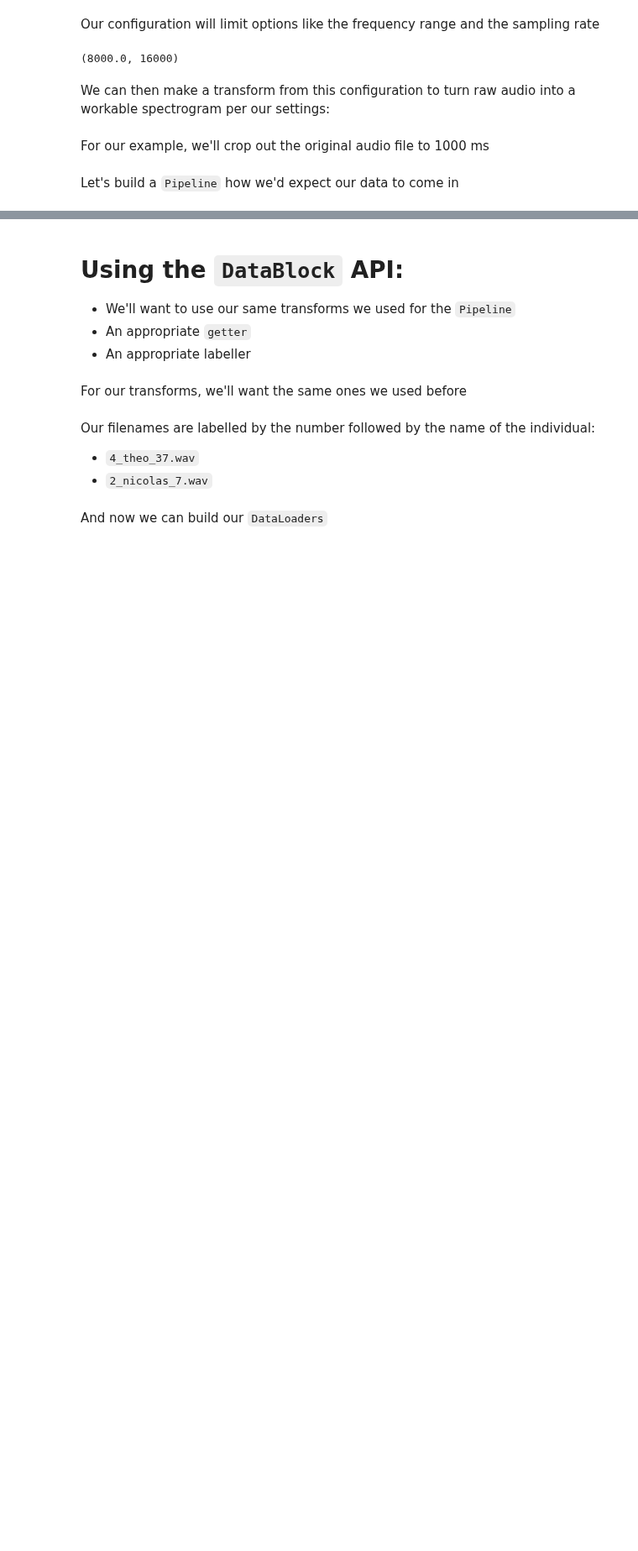
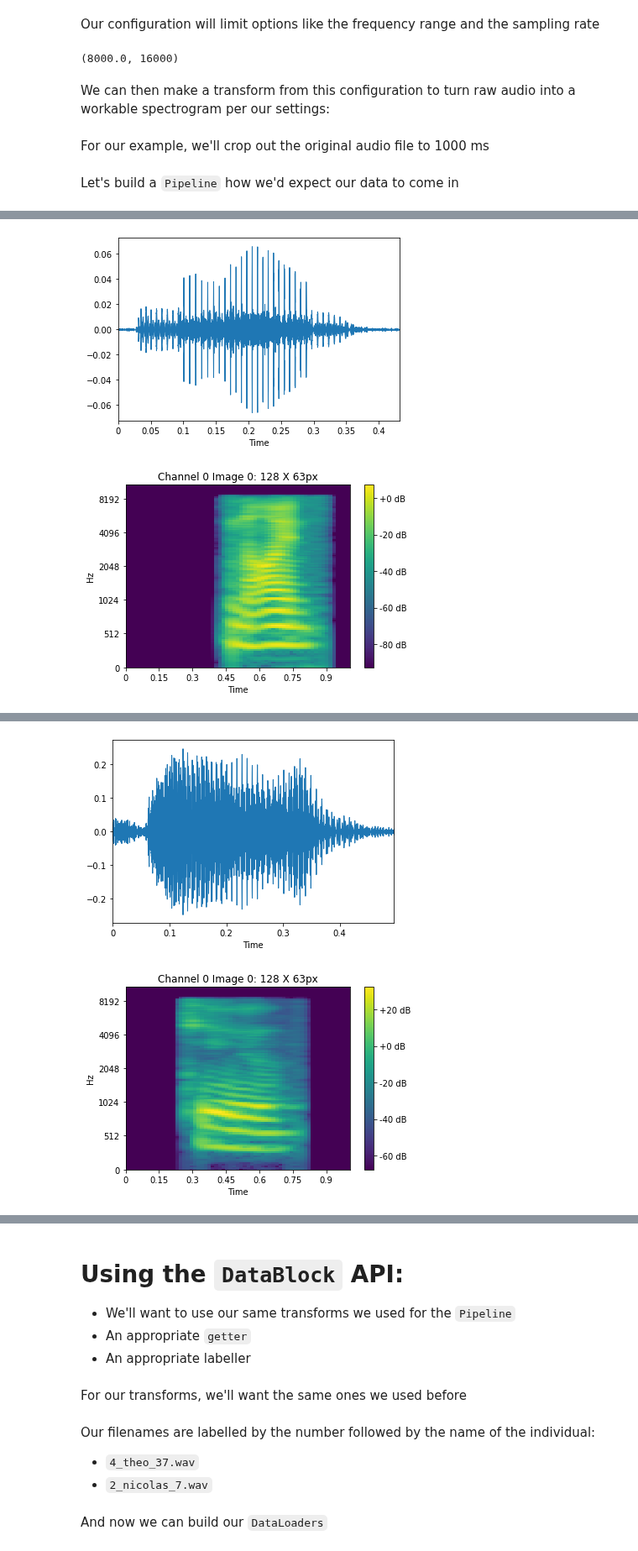
Before and after one commit to muellerzr/Practical-Deep-Learning-for-Coders-2.0, a Jupyter notebook: Computer Vision/07_Audio.ipynb, the cells around one changed output, grey strips where cells are left out. Shown at 84% size. Drawn from its saved outputs; the diff is of its cells as text; code cells hidden in the pictures; blank space fills up the shorter version.

```diff
--- a/Computer Vision/07_Audio.ipynb
+++ b/Computer Vision/07_Audio.ipynb
@@ -123,0 +130,8 @@ for fn in fnames[:3]:
+# %%
+pipe = Pipeline([AudioTensor.create, crop1s, aud2spec])
+# %%
+for fn in fnames[:3]:
+  audio = AudioTensor.create(fn)
+  audio.show()
+  pipe(fn).show()
+# %% [output]
@@ -123,0 +139,2 @@ for fn in fnames[:3]:
+[figure, added]
+[figure, added]
@@ -123,0 +142,2 @@ for fn in fnames[:3]:
+[figure, added]
+[figure, added]
```
Also changed, not shown: parts of 7 cells of this notebook.
